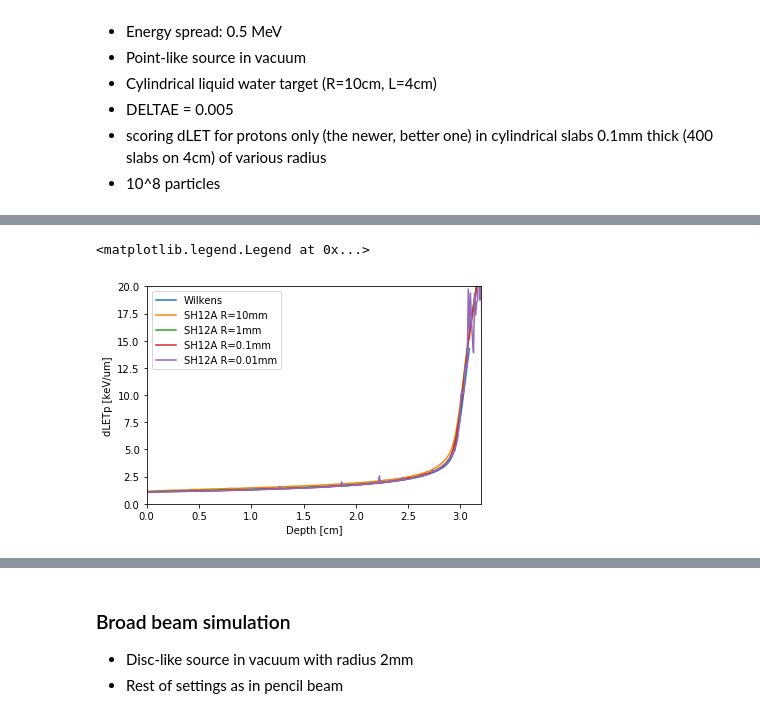
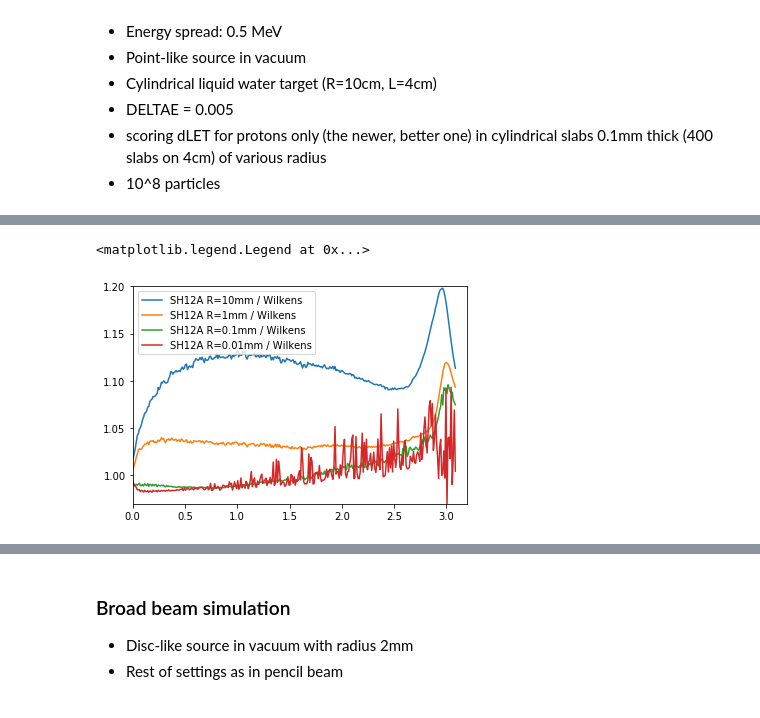
Before and after one commit to DataMedSci/PTAM, a Jupyter notebook: sh12a/comparison.ipynb, the cells around one changed output, grey strips where cells are left out. Cells and saved outputs as stored; diff of their text form; code cells hidden in the pictures.

```diff
--- a/sh12a/comparison.ipynb
+++ b/sh12a/comparison.ipynb
@@ -21,12 +21,18 @@ from models import WilkensLET
  - 10^8 particles
 # %%
 # let's load SH12A data
-l1 = np.loadtxt("pencil/let_cyl1.dat")
-l2 = np.loadtxt("pencil/let_cyl0p1.dat")
-l3 = np.loadtxt("pencil/let_cyl0p01.dat")
-l4 = np.loadtxt("pencil/let_cyl0p001.dat")
+l1 = np.loadtxt("pencil/dlet_cyl1.dat")
+l2 = np.loadtxt("pencil/dlet_cyl0p1.dat")
+l3 = np.loadtxt("pencil/dlet_cyl0p01.dat")
+l4 = np.loadtxt("pencil/dlet_cyl0p001.dat")
+
+al1 = np.loadtxt("pencil/adlet_cyl1.dat")
+al2 = np.loadtxt("pencil/adlet_cyl0p1.dat")
+al3 = np.loadtxt("pencil/adlet_cyl0p01.dat")
+al4 = np.loadtxt("pencil/adlet_cyl0p001.dat")
 # %%
 # let's calculate dLETp from Wilkens model
 E_MeV = 60
 sigma_E_MeV = 0.5
-let_keV_um = WilkensLET.let_d_keV_um(E_MeV, sigma_E_MeV, l1[:,0])
+dlet_keV_um = WilkensLET.let_d_keV_um(E_MeV, sigma_E_MeV, l1[:,0])
+tlet_keV_um = WilkensLET.let_t_keV_um(E_MeV, sigma_E_MeV, l1[:,0])
@@ -33,14 +86,11 @@ let_keV_um = WilkensLET.let_d_keV_um(E_MeV, sigma_E_MeV, l1[:,0])
 # %%
-plt.plot(l1[:,0], let_keV_um, label="Wilkens")
-plt.plot(l1[:,0],l1[:,1], label="SH12A R=10mm")
-plt.plot(l2[:,0],l2[:,1], label="SH12A R=1mm")
-plt.plot(l3[:,0],l3[:,1], label="SH12A R=0.1mm")
-plt.plot(l4[:,0],l4[:,1], label="SH12A R=0.01mm")
-plt.xlabel("Depth [cm]")
-plt.ylabel("dLETp [keV/um]")
-plt.ylim(0,20)
+plt.plot(l1[:,0],l1[:,1]/dlet_keV_um, label="SH12A R=10mm / Wilkens")
+plt.plot(l2[:,0],l2[:,1]/dlet_keV_um, label="SH12A R=1mm / Wilkens")
+plt.plot(l3[:,0],l3[:,1]/dlet_keV_um, label="SH12A R=0.1mm / Wilkens")
+plt.plot(l4[:,0],l4[:,1]/dlet_keV_um, label="SH12A R=0.01mm / Wilkens")
+plt.ylim(0.97,1.2)
 plt.xlim(0,3.2)
 plt.legend(loc=0)
 # %% [output]
 <matplotlib.legend.Legend at 0x...>
-[figure, old version]
+[figure, new version]
```
Also changed, not shown: parts of 14 cells of this notebook, 31 other files.
